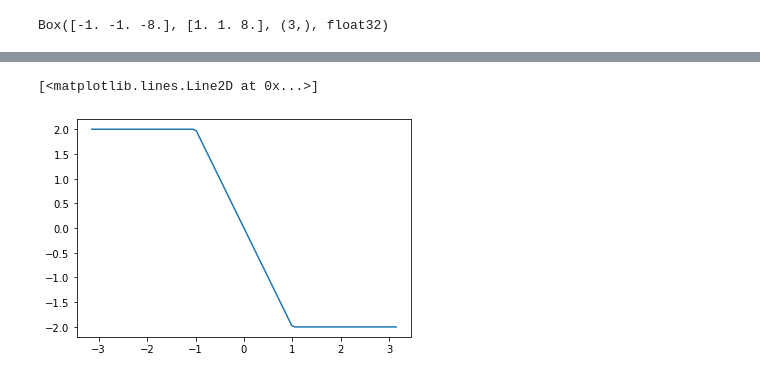
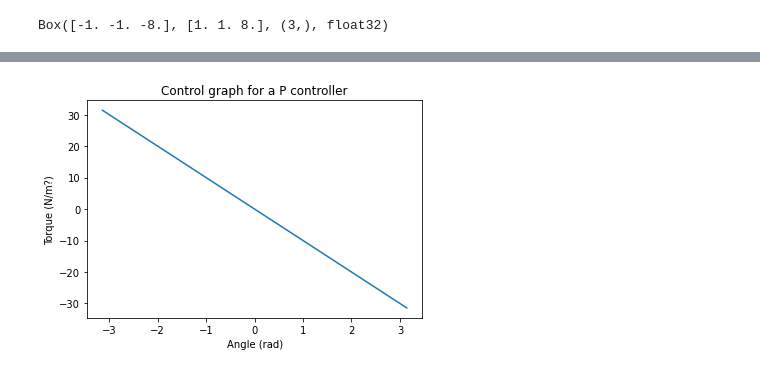
Before and after one commit to sikora-toma/gym-pendulum-control, a Jupyter notebook: pendulum_control.ipynb, the cells around one changed output, grey strips where cells are left out. Drawn from its saved outputs; the diff is of its cells as text; code cells hidden in the pictures.

```diff
--- a/pendulum_control.ipynb
+++ b/pendulum_control.ipynb
@@ -111,7 +145,12 @@ print(atan2(cos, sin)*180/3.14-90, get_action(cos, sin, v))
 # %%
 x = np.linspace(-2, 2, 100)
 y = x ** 2
-plt.plot(np.linspace(-np.pi, np.pi, 100), [get_action(np.cos(i), np.sin(i), 0) for i in np.linspace(-np.pi, np.pi, 100)])
+
+
+fig, ax = plt.subplots()
+ax.plot(np.linspace(-np.pi, np.pi, 100), [get_action(np.cos(i), np.sin(i), 0) for i in np.linspace(-np.pi, np.pi, 100)])
+ax.set(xlabel='Angle (rad)', ylabel='Torque (N/m?)',
+       title='Control graph for a P controller')
+plt.show()
 # %% [output]
-[<matplotlib.lines.Line2D at 0x...>]
-[figure, old version]
+[figure, new version]
```
Also changed, not shown: parts of 10 cells of this notebook.
